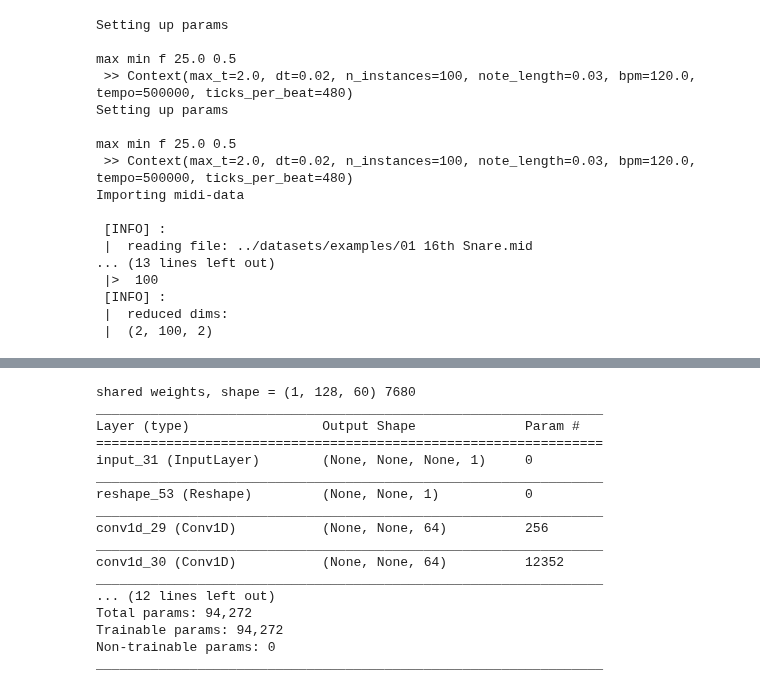
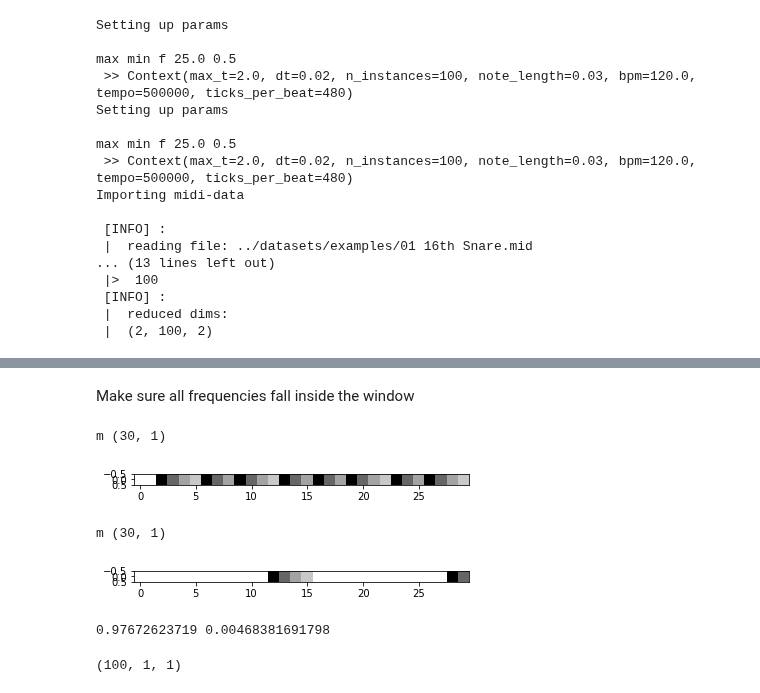
Before and after one commit to voschezang/drum-style-transfer, a Jupyter notebook: src/Experiment-FA-v1a.ipynb, the cells around one changed output, grey strips where cells are left out. Drawn from its saved outputs; the diff is of its cells as text; code cells hidden in the pictures.

```diff
--- a/src/Experiment-FA-v1a.ipynb
+++ b/src/Experiment-FA-v1a.ipynb
@@ -133,58 +125,19 @@ m (30, 3)
+# %% [markdown]
+Make sure all frequencies fall inside the window
+# %%
+i = y_train.argmax()
+j = y_train.argmin()
+plot.single(x_train[i,:30,0])
+plot.single(x_train[j,:30,0])
+print(y_train[i], y_train[j])
+# %% [output]
+m (30, 1)
+[figure, added]
+m (30, 1)
+[figure, added]
+0.97672623719 0.00468381691798
 # %%
 input_shape = x_train[0].shape
+input_shape
+# %% [output]
+(100, 1, 1)
-# %%
-timesteps, notes, channels = input_shape
-
-encoder_input = Input(shape=(None, None, channels))
-x = encoder_input
-
-# 1D
-x = Reshape((-1, 1))(x)
-x = Conv1D(64, 3, activation='relu', padding='valid')(x)
-x = Conv1D(64, 3, activation='relu', padding='valid')(x)
-x = AveragePooling1D(2)(x)
-x = Conv1D(128, 3, activation='relu', padding='valid')(x)
-x = Conv1D(128, 3, activation='relu', padding='valid')(x)
-x = Reshape((-1, 1, 1))(x)
-
-x = Reshape((-1, 128))(x)
-n_capsules = 10
-capsule_dim = 6
-n_routings=3
-share_weights=True
-capsule = Capsule(n_capsules, capsule_dim, n_routings, share_weights)(x)
-x = capsule
-
-# Layer 4: This is an auxiliary layer to replace each capsule with its length. Just to match the true label's shape.
-# If using tensorflow, this will not be necessary.
-# x = Length(name='capsnet')(capsule)
-# x = Lambda(lambda z: K.sqrt(K.sum(K.square(z), 2)))(capsule)
-# x = Lambda(lambda z: K.sqrt(K.sum(K.square(z), -1)))(capsule)
-
-# x = Flatten()(capsule)
-# x = Dense(np.prod(input_shape), activation='sigmoid')(x)
-# x = Reshape(input_shape)(x)
-
-
-encoder_output = x
-
-encoder_model = Model(encoder_input, encoder_output, name='encoder-')
-encoder_model.summary() # output.shape = (None, 10)?
-# %% [output]
-shared weights, shape = (1, 128, 60) 7680
-_________________________________________________________________
-Layer (type)                 Output Shape              Param #
-=================================================================
-input_31 (InputLayer)        (None, None, None, 1)     0
-_________________________________________________________________
-reshape_53 (Reshape)         (None, None, 1)           0
-_________________________________________________________________
-conv1d_29 (Conv1D)           (None, None, 64)          256
-_________________________________________________________________
-conv1d_30 (Conv1D)           (None, None, 64)          12352
-_________________________________________________________________
-... (12 lines left out)
-Total params: 94,272
-Trainable params: 94,272
-Non-trainable params: 0
-_________________________________________________________________
```
Also changed, not shown: parts of 41 cells of this notebook, 4 other files.
